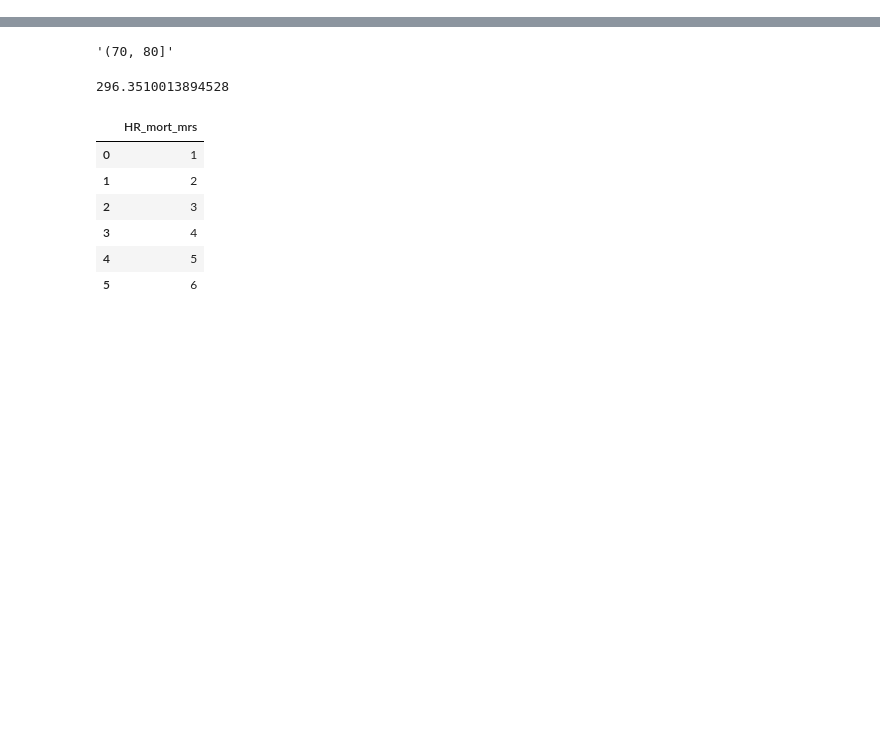
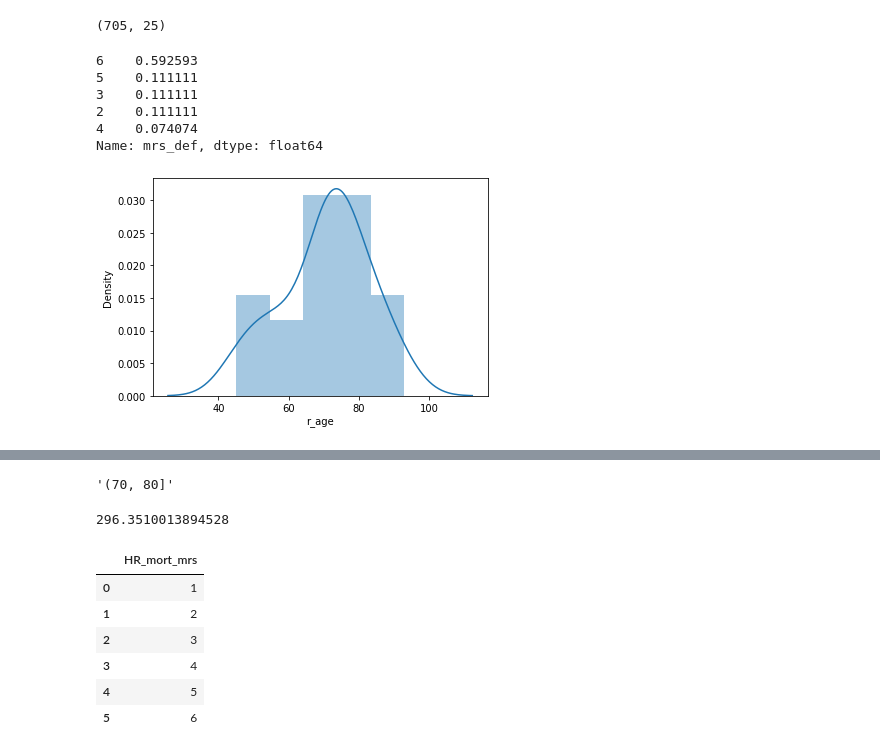
Before and after one commit to henkvanvoorst92/CLEOPATRA, a Jupyter notebook: 3.Simulation_CLEOPATRA.ipynb, the cells around one changed output, grey strips where cells are left out. Cells and saved outputs as stored; diff of their text form; code cells hidden in the pictures; blank space fills up the shorter version.

```diff
--- a/3.Simulation_CLEOPATRA.ipynb
+++ b/3.Simulation_CLEOPATRA.ipynb
@@ -26,21 +26,24 @@ import numpy as np
 import os,sys
 sys.path.append(r'C:\Users\hvanvoorst\PhD\git_repos\CLEOPATRA')
 sys.path.append(r'C:\Users\henkvanvoorst\Documents\phd\git_repos\CLEOPATRA')
+#usefull functions for processing data
 from Utils.utils import *
-#from Utils.mRS_computation import *
-from Model.Simulate import *
+#Objects to initialize for simulations
+from Model.Simulate import ControlPatientGeneration, Simulate
 from Model.Mortality import Mortality
 from Model.RecurrentStroke import RecurrentStroke
 from Model.Utilities import Costs, QALYs
-from Utils.Experiment import get_patient_dct, simulate_IDs
-from Utils.Experiment import probabilistic_simulation, shift_tx_OR, shift_tx_core_volume_OR
+#standard simulation functions
+from Utils.Experiment import probabilistic_simulation, get_patient_dct, simulate_IDs
+#extended analyses functions
+from Utils.Experiment import OR_shift_psa, subgroup_psa, M2_miss_psa
 from Utils.Outcomes import cohort_outcome
 from Utils.Outcomes import probabilistic_cohort_outcomes
 import warnings
 warnings.filterwarnings('ignore')
 
 p_inputs = r'C:\Users\henkvanvoorst\Documents\phd\CLEOPATRA\model_inputs'
-#p_inputs = r'E:\CLEOPATRA\model_inputs'
+p_inputs = r'E:\CLEOPATRA\model_inputs'
 
 root_sav = r'E:\CLEOPATRA\results'
 root_fig = r'E:\CLEOPATRA\figures_june'
@@ -93,5 +96,22 @@ Q = QALYs(
 # HERMES CTP: OR=2.520(CI:1.483-4.283)
 # n_evt=289: n_mrs<3 = 136, n_mrs>2: 15
 
+Sim = Simulate(CPG,M,RS,C,Q,5,2023,verbal=False)
 
-Sim = Simulate(CPG,M,RS,C,Q,5,2023,verbal=False)
+df = pd.read_excel(r'E:\CLEOPATRA\imputed_database.xlsx')
+df.ivt_given = df.ivt_given-1
+df.index = df.IDs
+df['bl_occloc'] = df['bl_occloc'].replace(3,'M1').replace(2,'ICA-T').replace(4,'M2').replace(1,'ICA')
+df['age_groups'] = pd.cut(df.r_age,bins=[0,50,60,70,80,1000])
+df['otg_groups'] = pd.cut(df.t_otg,bins=[0,120,180,240,300,1000])
+df.ivt_given = df.ivt_given-1
+df.index = df.IDs
+bl_cols = ['core_vol', 'penumbra_vol', 'mm_ratio',
+       'r_age', 'bl_nihss_sum', 't_otg','r_sex',
+        'bl_collaterals','bl_hist_premrs','iat_post_etici',
+        'age_groups','otg_groups']
+BL = df[bl_cols]
+bl_dct = BL.to_dict(orient='index')
+print(df.shape)
+# %% [output]
+(705, 25)
@@ -113,0 +137,12 @@ print(df.shape)
+# %%
+print(df[df.core_vol>100]['mrs_def'].value_counts(normalize=True))
+sns.distplot(df[df.core_vol>100]['r_age'])
+plt.show()
+# %% [output]
+6    0.592593
+5    0.111111
+3    0.111111
+2    0.111111
+4    0.074074
+Name: mrs_def, dtype: float64
+[figure, added]
```
Also changed, not shown: parts of 11 cells of this notebook, 6 other files.
